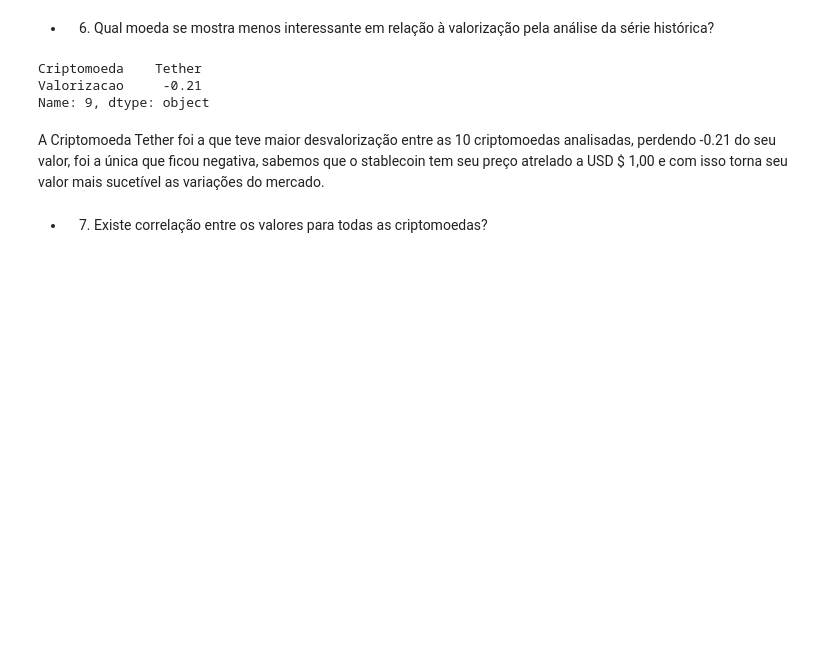
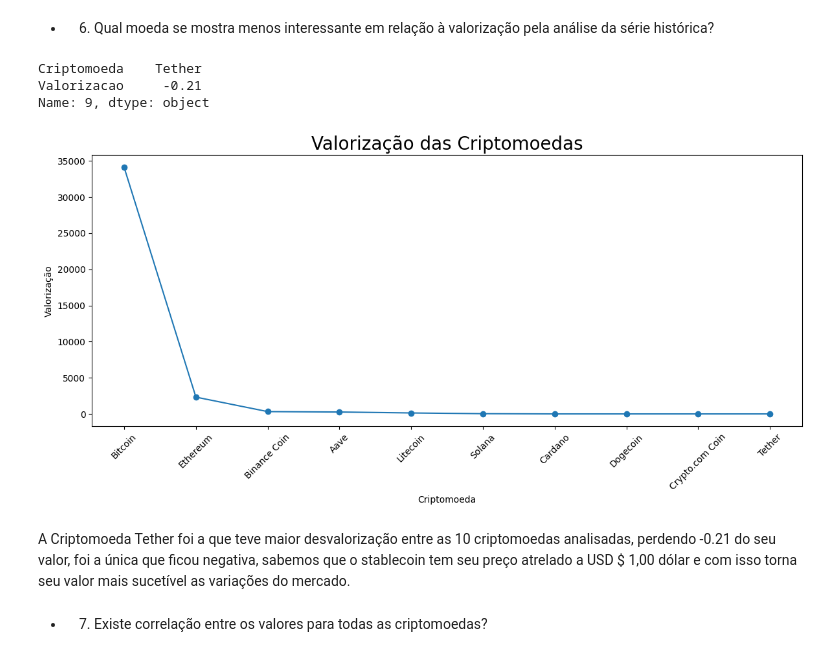
Before and after one commit to gideoni-santos/HermesCrypto, a Jupyter notebook: relatorio.ipynb, the cells around one changed output. Cells and saved outputs as stored; diff of their text form; code cells hidden in the pictures; blank space fills up the shorter version.

```diff
--- a/relatorio.ipynb
+++ b/relatorio.ipynb
@@ -542,8 +554,18 @@ linha_min_valorizacao
 Criptomoeda    Tether
 Valorizacao     -0.21
 Name: 9, dtype: object
+# %%
+plt.figure(figsize=(12, 6))
+plt.plot(df_valorizacao['Criptomoeda'], df_valorizacao['Valorizacao'], marker='o', linestyle='-')
+plt.xlabel('Criptomoeda')
+plt.ylabel('Valorização')
+plt.title('Valorização das Criptomoedas')
+plt.xticks(rotation=45)  # Rotação dos rótulos do eixo x para melhor legibilidade
+plt.show()
+# %% [output]
+[figure, added]
 # %% [markdown]
-A Criptomoeda Tether foi a que teve maior desvalorização entre as 10 criptomoedas analisadas, perdendo -0.21 do seu valor, foi a única que ficou negativa, sabemos que o stablecoin tem seu preço atrelado a USD $ 1,00 e com isso torna seu valor mais sucetível as variações do mercado.
+A Criptomoeda Tether foi a que teve maior desvalorização entre as 10 criptomoedas analisadas, perdendo -0.21 do seu valor, foi a única que ficou negativa, sabemos que o stablecoin tem seu preço atrelado a USD $ 1,00 dólar e com isso torna seu valor mais sucetível as variações do mercado.
 # %% [markdown]
 - 7. Existe correlação entre os valores para todas as criptomoedas?
 # %%
```
Also changed, not shown: parts of 9 cells of this notebook.
